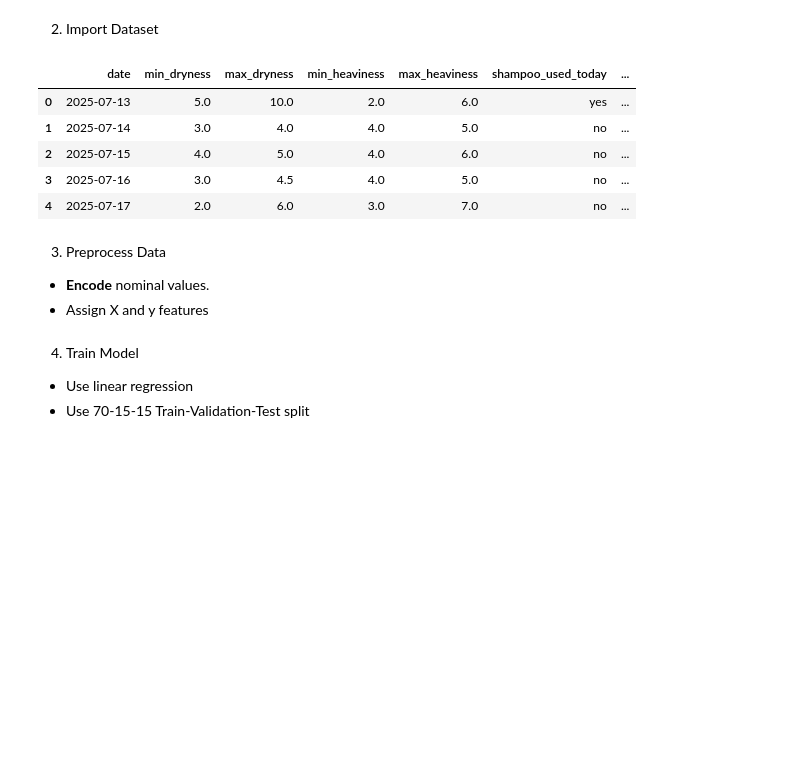
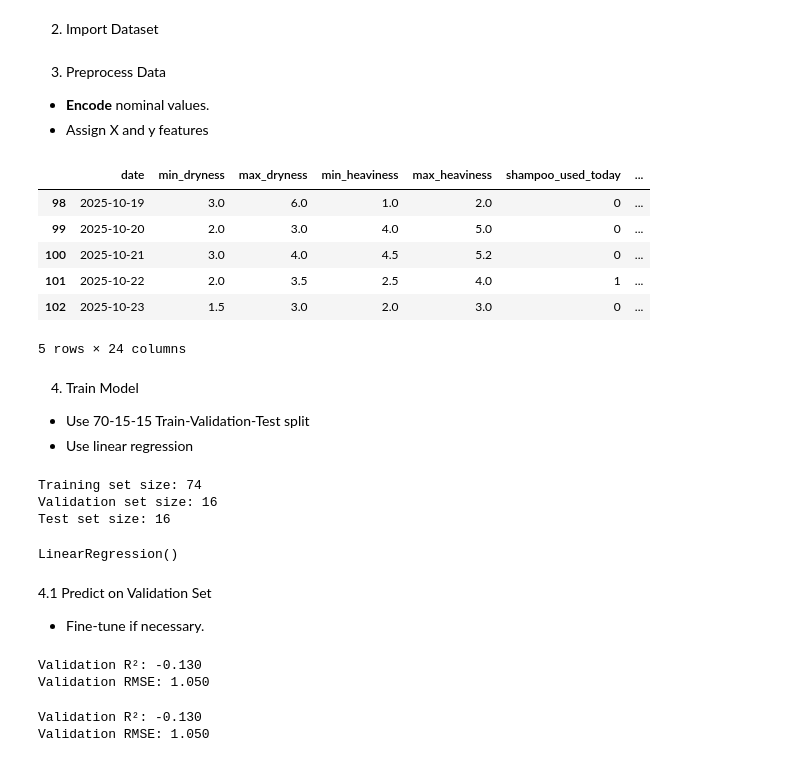
Before and after one commit to sdbrgo/Glossi, a Jupyter notebook: glossi.ipynb, the cells around one changed output. Saved outputs shown, nothing was run; the diff lists cells and outputs as text; code cells hidden in the pictures; blank space fills up the shorter version.

Commit message:
updated project workflow; no longer multiple linear regression but time-series

```diff
--- a/glossi.ipynb
+++ b/glossi.ipynb
@@ -14,16 +14,9 @@ from sklearn.linear_model import LinearRegression
 # %% [markdown]
 2. Import Dataset
 # %%
-data = "https://raw.githubusercontent.com/sdbrgo/Glossi/main/glossi-dataset.csv" #insert name/link of the dataset
+data = "https://raw.githubusercontent.com/sdbrgo/Glossi/main/glossi-dataset-v1.csv" #insert name/link of the dataset
 df = pd.read_csv(data)
-df.head()
+#df.head()
-# %% [output]
-|  | date | min_dryness | max_dryness | min_heaviness | max_heaviness | shampoo_used_today | ... |
-| 0 | 2025-07-13 | 5.0 | 10.0 | 2.0 | 6.0 | yes | ... |
-| 1 | 2025-07-14 | 3.0 | 4.0 | 4.0 | 5.0 | no | ... |
-| 2 | 2025-07-15 | 4.0 | 5.0 | 4.0 | 6.0 | no | ... |
-| 3 | 2025-07-16 | 3.0 | 4.5 | 4.0 | 5.0 | no | ... |
-| 4 | 2025-07-17 | 2.0 | 6.0 | 3.0 | 7.0 | no | ... |
 # %% [markdown]
 3. Preprocess Data
 
@@ -32,27 +25,38 @@ df.head()
 # %%
 le = LabelEncoder()
 #encode the nominal features
 df['shampoo_used_today'] = le.fit_transform(df['shampoo_used_today'])
 df['conditioner_used_today'] = le.fit_transform(df['conditioner_used_today'])
 
 # Create placeholder columns for the next 3 days' dryness and heaviness metrics
 target_cols = []
 for day in range(1,4): #values for next 3 days
   for metric in ['min_dryness','max_dryness','min_heaviness','max_heaviness']:
     new_col_name = f"{metric}_day{day}"
     df[new_col_name] = 0.0 # Initialize with a placeholder value (e.g., 0.0)
     target_cols.append(new_col_name)
+    for day in range(1, 4):
+        df[f'{metric}_day{day}'] = df[metric].shift(-day)
 
-df.head()
+#drop the rows with missing values
+df = df.dropna(subset=[f'{m}_day{d}' for m in ['min_dryness','max_dryness','min_heaviness','max_heaviness'] for d in range(1,4)])
 
 #assign X and y features
 X = df[['shampoo_used_today','conditioner_used_today','leave_in_amt','sweat','humidity','bath_intensity','wind_exposure']]
 y = df[target_cols]
+# %% [output]
+|  | date | min_dryness | max_dryness | min_heaviness | max_heaviness | shampoo_used_today | ... |
+| 98 | 2025-10-19 | 3.0 | 6.0 | 1.0 | 2.0 | 0 | ... |
+| 99 | 2025-10-20 | 2.0 | 3.0 | 4.0 | 5.0 | 0 | ... |
+| 100 | 2025-10-21 | 3.0 | 4.0 | 4.5 | 5.2 | 0 | ... |
+| 101 | 2025-10-22 | 2.0 | 3.5 | 2.5 | 4.0 | 1 | ... |
+| 102 | 2025-10-23 | 1.5 | 3.0 | 2.0 | 3.0 | 0 | ... |
+5 rows × 24 columns
 # %% [markdown]
 4. Train Model
 
-*   Use linear regression
 * Use 70-15-15 Train-Validation-Test split
+* Use linear regression
 # %%
 #first split: train (70%) and temp (30%)
 X_train, X_temp, y_train, y_temp = train_test_split(X, y, test_size=0.3, random_state=42)
@@ -66,8 +70,52 @@ print("Validation set size:", len(X_val))
 print("Test set size:", len(X_test))
 
 #train model
-model = LinearRegression()
-model.fit(X_train, y_train)
-
-#predict
-y_pred = model.predict(X_test)
+lr = LinearRegression()
+lr.fit(X_train, y_train)
+# %% [output]
+Training set size: 74
+Validation set size: 16
+Test set size: 16
+LinearRegression()
+# %% [markdown]
+4.1 Predict on Validation Set
+
+*   Fine-tune if necessary.
+# %%
+#predict on validation set
+y_val_pred = lr.predict(X_val)
+
+#evaluate performance
+from sklearn.metrics import mean_squared_error, r2_score
+
+r2_val = r2_score(y_val, y_val_pred)
+rmse_val = np.sqrt(mean_squared_error(y_val, y_val_pred))
+
+print(f"Validation R²: {r2_val:.3f}")
+print(f"Validation RMSE: {rmse_val:.3f}")
+# %% [output]
+Validation R²: -0.130
+Validation RMSE: 1.050
+# %%
+#since the metric results are unsatisfactory,
+#let's try FEATURE SCALING with linear regression
+from sklearn.preprocessing import StandardScaler
+
+#scale everything
+scaler = StandardScaler()
+X_train_scaled = scaler.fit_transform(X_train)
+X_val_scaled = scaler.transform(X_val)
+X_test_scaled = scaler.transform(X_test)
+
+#retrain model using scaled data
+lr.fit(X_train_scaled, y_train)
+y_val_pred = lr.predict(X_val_scaled)
+
+r2_val = r2_score(y_val, y_val_pred)
+rmse_val = np.sqrt(mean_squared_error(y_val, y_val_pred))
+
+print(f"Validation R²: {r2_val:.3f}")
+print(f"Validation RMSE: {rmse_val:.3f}")
+# %% [output]
+Validation R²: -0.130
+Validation RMSE: 1.050
```
Also changed, not shown: parts of 11 cells of this notebook.
